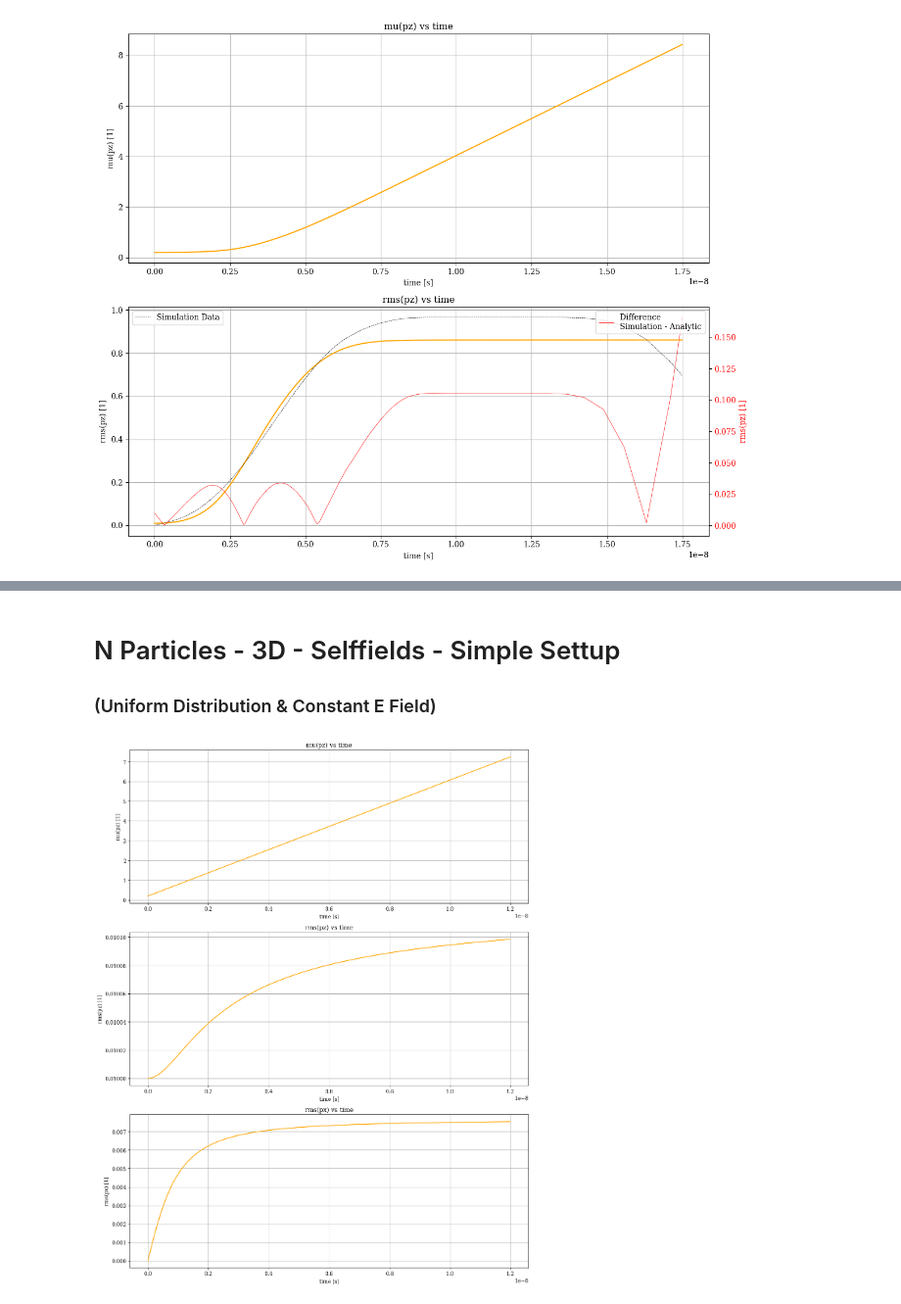
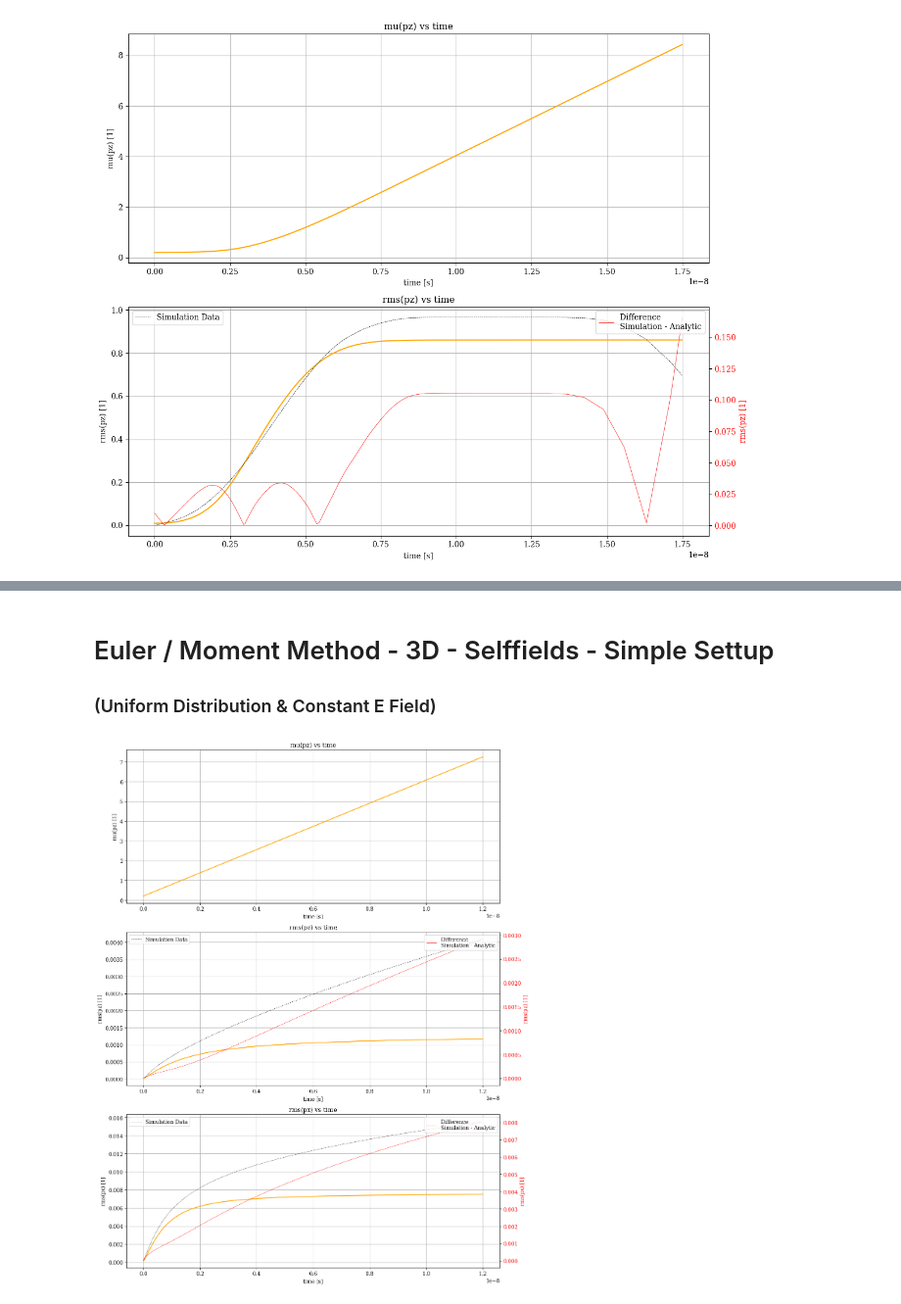
Before and after one commit to alexanderwischmann/FS26-semester-project, a Jupyter notebook: python/analytic_solve.ipynb, the cells around one changed output, grey strips where cells are left out. Shown at 98% size. Cells and saved outputs as stored; diff of their text form; code cells hidden in the pictures.

```diff
--- a/python/analytic_solve.ipynb
+++ b/python/analytic_solve.ipynb
@@ -532,5 +574,5 @@ plt.show()
 # %% [markdown]
-# N Particles - 3D - Selffields - Simple Settup
+# Euler / Moment Method - 3D - Selffields - Simple Settup
 ### (Uniform Distribution & Constant E Field)
 # %%
 from scipy.integrate import solve_ivp
@@ -541,7 +583,7 @@ def calc_g_xyz(gamma, R_z, R_x):
 
     if zeta > 1.0:
         e = np.sqrt(1.0 - (1.0/zeta**2))
-        g_z = (1.0 - e**2) / e**3 * (np.arctanh(e) - e)
+        g_z = (1.0 - e**2) / e**3 * (np.atanh(e) - e)
     else:
         e = np.sqrt((1.0/zeta**2) - 1.0)
         g_z = (1.0 + e**2) / e**3 * (e - np.arctan(e))
@@ -563,15 +605,15 @@ def state_derivative_simple_3d(
     ----------
     t : float
         Time (unused, the system is autonomous; kept for solver compatibility).
-    Y : array_like, shape (5,)
-        State vector ``(mu_z, mu_p, sigma_z_squared, sigma_p_squared, sigma_zp)``.
+    Y : array_like, shape (8,)
+        State vector ``(mu_z, mu_p, sigma_z_squared, sigma_pz_squared, sigma_zpz, sigma_x_squared, sigma_px_squared, sigma_xpx)``.
     gamma_0, m, q : float, optional
         Physical parameters; default to the module-level constants so that
         a parameter sweep can override them without touching globals.
 
     Returns
     -------
-    dY/dt : ndarray, shape (5,)
+    dY/dt : ndarray, shape (8,)
         Time derivative of the state.
     """
     mu_z, mu_p, sigma_z_squared, sigma_pz_squared, sigma_zpz, sigma_x_squared, sigma_px_squared, sigma_xpx = Y
@@ -615,11 +657,11 @@ def state_derivative_simple_3d(
     # d/dt sigma_z^2 = (2 / (gamma_0^3 m)) sigma_zp
     d_sigma_z_squared = 2.0 * inv_gamma3_m * sigma_zpz
 
-    # d/dt sigma_p^2 = 2 q kappa_uniform sigma_zp
+    # d/dt sigma_pz^2 = 2 q kappa_z sigma_zp
     d_sigma_pz_squared = 2.0 * force_self_z * sigma_zpz
 
-    # d/dt sigma_zp = sigma_p^2 / (gamma_0^3 m)
-    #               + q kappa_uniform sigma_z^2
+    # d/dt sigma_zpz = sigma_pz^2 / (gamma_0^3 m)
+    #               + q kappa_z sigma_z^2
     d_sigma_zpz = (
         inv_gamma3_m * sigma_pz_squared
         + force_self_z * sigma_z_squared
@@ -642,45 +684,57 @@ def state_derivative_simple_3d(
     return np.array([d_mu_z, d_mu_p, d_sigma_z_squared, d_sigma_pz_squared, d_sigma_zpz, d_sigma_x_squared, d_sigma_px_squared, d_sigma_xpx])
 # %%
 POSITION_MOMENTUM_SIGMA_0 = 0 # Uniform distribution
+# Y0 = np.array([
+#     POSITION_0[2], # 0 mu_z
+#     MOMENTUM_0[2], # 1 mu_pz
+#     POSITION_SIGMA_0[2]**2, # 2 sigma_z^2
+#     MOMENTUM_SIGMA_0[2]**2, # 3 sigma_pz^2
+#     POSITION_MOMENTUM_SIGMA_0, # 4 sigma_zpz
+#     POSITION_SIGMA_0[0]**2, # 5 sigma_x^2
+#     MOMENTUM_SIGMA_0[0]**2, # 6 sigma_px^2
+#     POSITION_MOMENTUM_SIGMA_0, # 7 sigma_xpx
+# ])
 Y0 = np.array([
-    POSITION_0[2], # 0 mu_z
-    MOMENTUM_0[2], # 1 mu_pz
-    POSITION_SIGMA_0[2]**2, # 2 sigma_z^2
-    MOMENTUM_SIGMA_0[2]**2, # 3 sigma_pz^2
+    data_3d_simple_position_z_means[0], # 0 mu_z
+    data_3d_simple_momentum_z_means[0], # 1 mu_pz
+    data_3d_simple_position_z_sigmas[0]**2, # 2 sigma_z^2
+    data_3d_simple_momentum_z_sigmas[0]**2, # 3 sigma_pz^2
     POSITION_MOMENTUM_SIGMA_0, # 4 sigma_zpz
-    POSITION_SIGMA_0[0]**2, # 5 sigma_x^2
-    MOMENTUM_SIGMA_0[0]**2, # 6 sigma_px^2
+    data_3d_simple_position_x_sigmas[0]**2, # 5 sigma_x^2
+    data_3d_simple_momentum_x_sigmas[0]**2, # 6 sigma_px^2
     POSITION_MOMENTUM_SIGMA_0, # 7 sigma_xpx
-    ])
+]) # exact initial conditions from simulation data
 
 sol = solve_ivp(state_derivative_simple_3d, (0.0, T_END_SIMPLE), Y0, dense_output=True, rtol=1e-10, atol=1e-13)
 
 times = sol.t
 mu_pz_vs_time_simple_3d = sol.y[1]
 rms_pz_vs_time_simple_3d = np.sqrt(sol.y[3])
 rms_px_vs_time_simple_3d = np.sqrt(sol.y[6])
 
 fig, axes = plt.subplots(3, figsize=(12, 15))
 axes[0].plot(times, p_to_betagamma(mu_pz_vs_time_simple_3d), color='orange')
 axes[0].set_xlabel('time [s]')
 axes[0].set_ylabel(f'mu(pz) [1]')
 axes[0].set_title(f'mu(pz) vs time')
 axes[0].grid()
 
 
 axes[1].plot(times, p_to_betagamma(rms_pz_vs_time_simple_3d), color='orange')
 axes[1].set_xlabel('time [s]')
 axes[1].set_ylabel(f'rms(pz) [1]')
 axes[1].set_title(f'rms(pz) vs time')
 axes[1].grid()
+plot_data(axes[1], times, p_to_betagamma(rms_pz_vs_time_simple_3d), data_3d_simple_xaxis, p_to_betagamma(data_3d_simple_momentum_z_sigmas))
 
 axes[2].plot(times, p_to_betagamma(rms_px_vs_time_simple_3d), color='orange')
 axes[2].set_xlabel('time [s]')
 axes[2].set_ylabel(f'rms(px) [1]')
 axes[2].set_title(f'rms(px) vs time')
 axes[2].grid()
+plot_data(axes[2], times, p_to_betagamma(rms_px_vs_time_simple_3d), data_3d_simple_xaxis, p_to_betagamma(data_3d_simple_momentum_x_sigmas))
 
 plt.tight_layout()
 plt.show()
 # %% [output]
-[figure, old version]
+[figure, new version]
```
Also changed, not shown: parts of 12 cells of this notebook.
